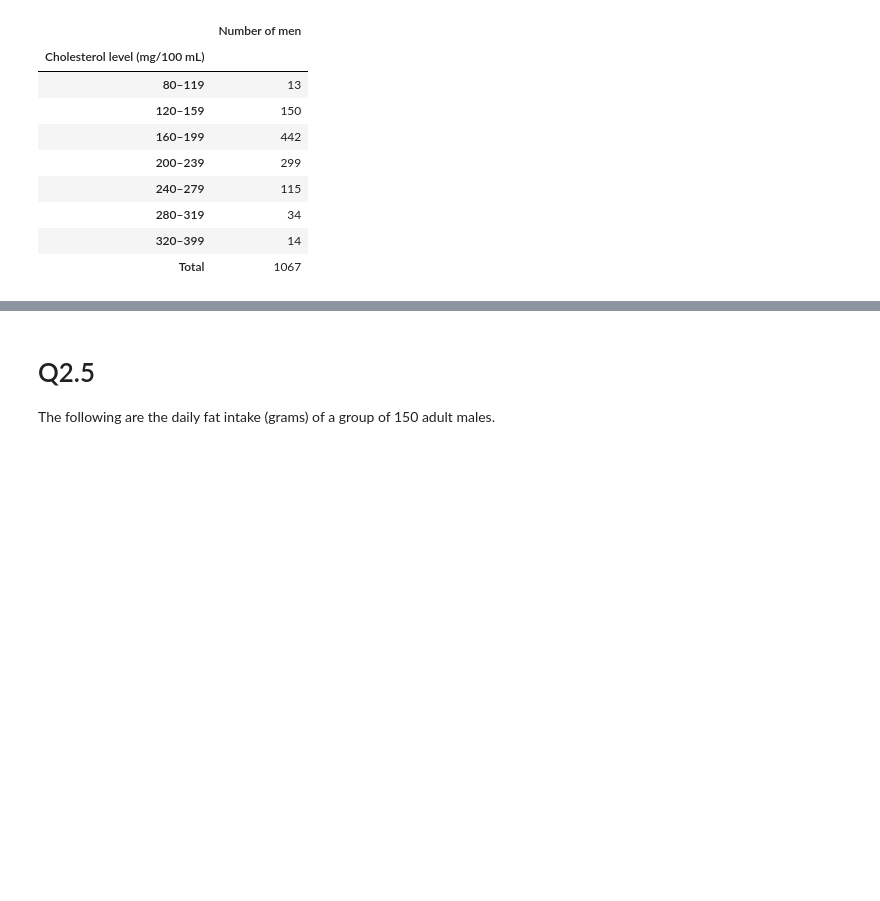
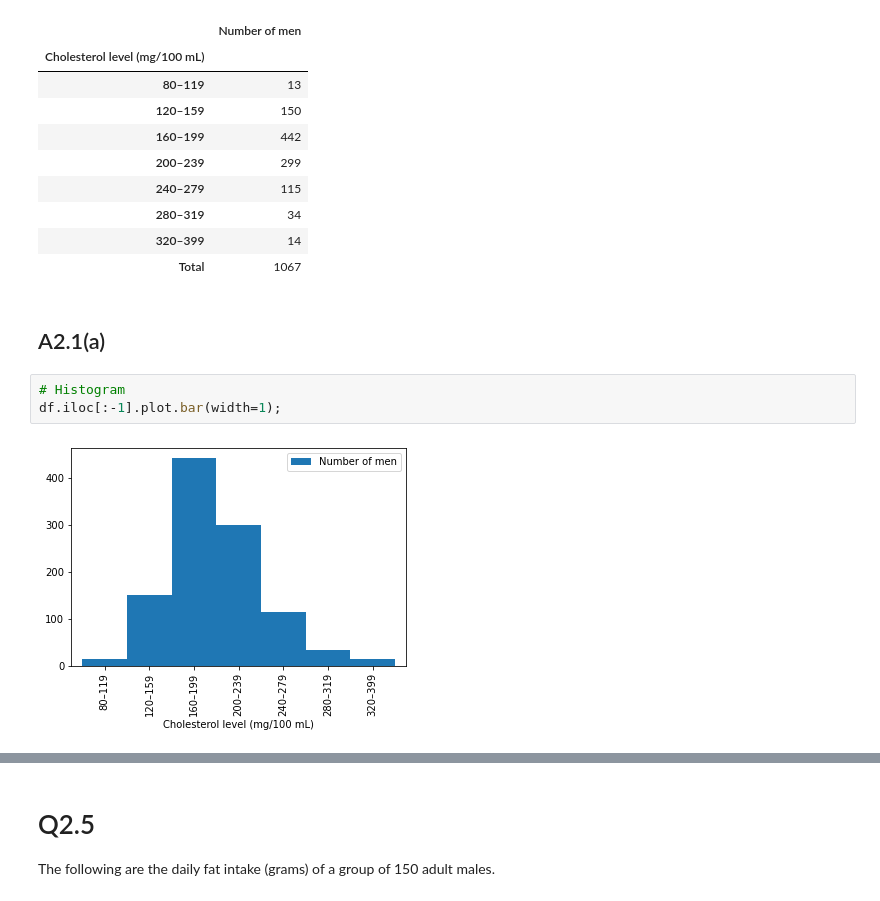
Before and after one commit to jmsdao/intro-biostats-solutions, a Jupyter notebook: Chapter02.ipynb, the cells around one changed output, grey strips where cells are left out. Drawn from its saved outputs; the diff is of its cells as text; blank space fills up the shorter version.

```diff
--- a/Chapter02.ipynb
+++ b/Chapter02.ipynb
@@ -29,3 +29,10 @@ df
 | 280–319 | 34 |
 | 320–399 | 14 |
 | Total | 1067 |
+# %% [markdown]
+## A2.1(a)
+# %%
+# Histogram
+df.iloc[:-1].plot.bar(width=1);
+# %% [output]
+[figure, added]
```
Also changed, not shown: parts of 42 cells of this notebook.
